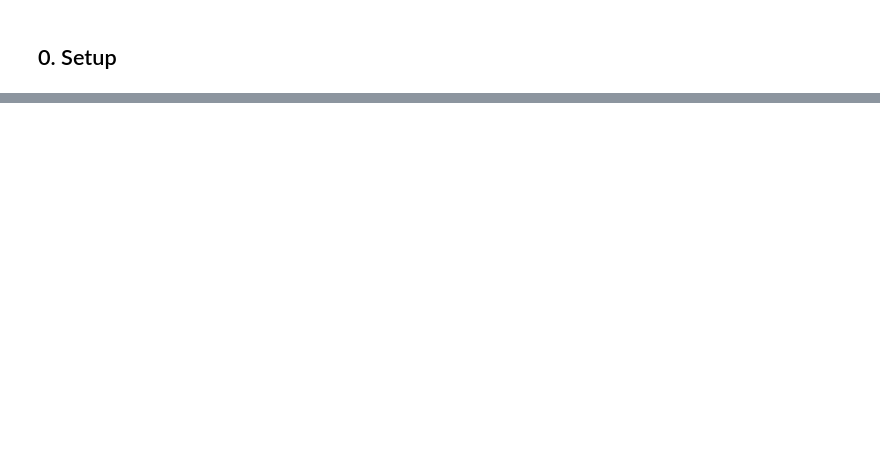
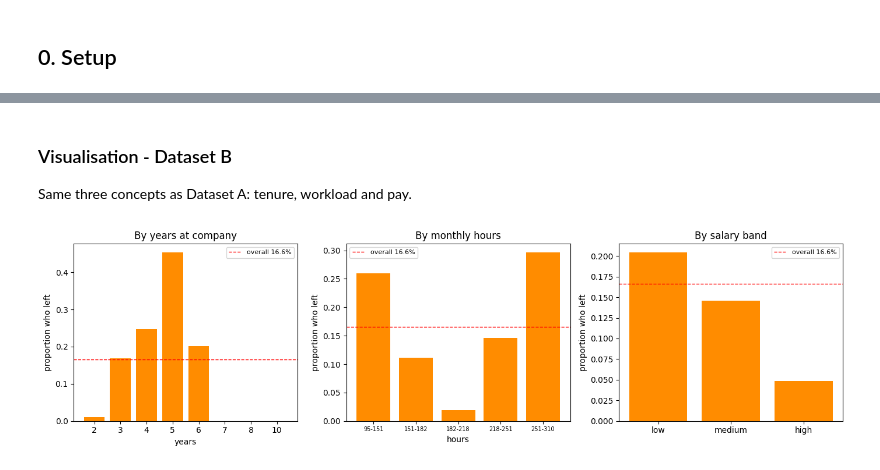
Before and after one commit to rXmk03/hr-attrition-two-datasets, a Jupyter notebook: notebooks/01_analysis.ipynb, the cells around one changed output, grey strips where cells are left out. Drawn from its saved outputs; the diff is of its cells as text; code cells hidden in the pictures; blank space fills up the shorter version.

```diff
--- a/notebooks/01_analysis.ipynb
+++ b/notebooks/01_analysis.ipynb
@@ -109,0 +569,4 @@ TODO:
+# %%
+hr2 = pd.read_csv(DATA / 'HR_comma_sep.csv')
+print('Rows, columns:', hr2.shape)
+hr2.head()
@@ -109,0 +685,3 @@ TODO:
+# %%
+hr2 = hr2.drop_duplicates()
+print('rows:', len(hr2))
@@ -109,0 +940,32 @@ TODO:
+# %% [markdown]
+### Visualisation - Dataset B
+
+Same three concepts as Dataset A: tenure, workload and pay.
+# %%
+base_b = hr2['left'].mean()
+fig, axes = plt.subplots(1, 3, figsize=(14, 4))
+
+r = hr2.groupby('time_spend_company')['left'].mean()
+axes[0].bar(r.index.astype(str), r.values, color='darkorange')
+axes[0].set_title('By years at company'); axes[0].set_xlabel('years')
+
+hours = pd.qcut(hr2['average_montly_hours'], 5)
+r = hr2.groupby(hours, observed=True)['left'].mean()
+axes[1].bar(range(len(r)), r.values, color='darkorange')
+axes[1].set_xticks(range(len(r)))
+axes[1].set_xticklabels([f'{int(i.left)}-{int(i.right)}' for i in r.index], fontsize=7)
+axes[1].set_title('By monthly hours'); axes[1].set_xlabel('hours')
+
+r = hr2.groupby('salary')['left'].mean().reindex(['low', 'medium', 'high'])
+axes[2].bar(r.index, r.values, color='darkorange')
+axes[2].set_title('By salary band')
+
+for ax in axes:
+    ax.axhline(base_b, color='red', ls='--', lw=1, label=f'overall {base_b:.1%}')
+    ax.set_ylabel('proportion who left'); ax.legend(fontsize=8)
+
+plt.tight_layout()
+plt.savefig(FIGS / "dataset_b_drivers.png", dpi=150, bbox_inches='tight')
+plt.show()
+# %% [output]
+[figure, added]
```
Also changed, not shown: parts of 133 cells of this notebook.
